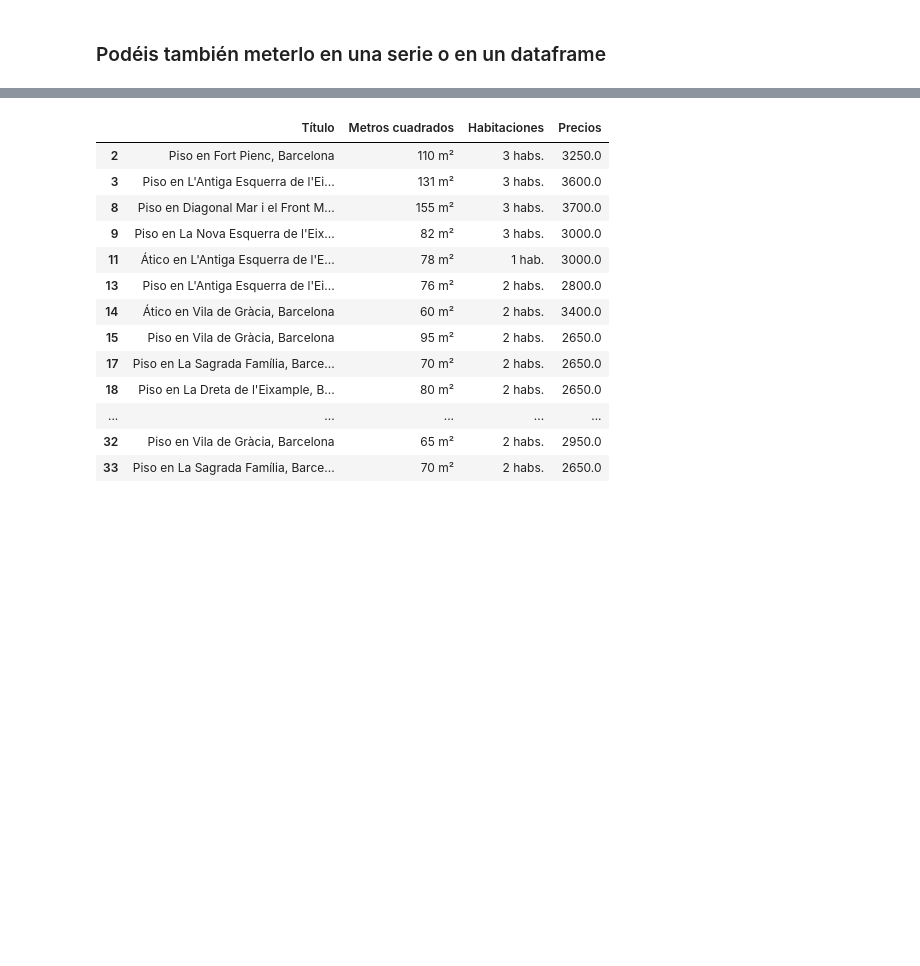
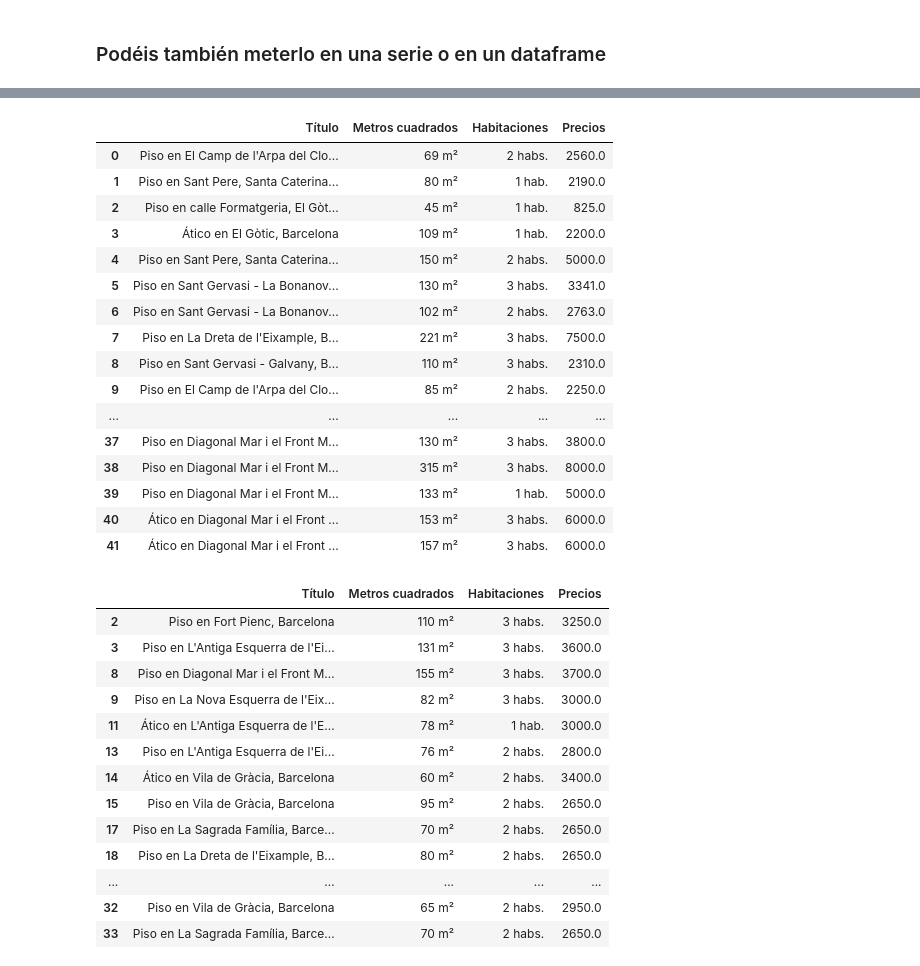
Before and after one commit to lhernandezc96/ds-nov23-thebridge, a Jupyter notebook: 2_Analytics/4-WebScraping/BeautifulSoup_taller.ipynb, the cells around one changed output, grey strips where cells are left out. Saved outputs shown, nothing was run; the diff lists cells and outputs as text; code cells hidden in the pictures; blank space fills up the shorter version.

```diff
--- a/2_Analytics/4-WebScraping/BeautifulSoup_taller.ipynb
+++ b/2_Analytics/4-WebScraping/BeautifulSoup_taller.ipynb
@@ -475,0 +579,6 @@ dtype: int64
+# %%
+precios = soup.find_all('span', class_='price')
+lista_precios = []
+for precio in precios:
+    lista_precios.append(precio.get_text(strip=True))
+lista_precios
@@ -496,0 +605,10 @@ De momento es un string, así que lo pasamos a float
+# %%
+precios = soup.find_all('span', class_='price')
+for precio in precios:
+    print(type(precio.get_text()))
+    print(precio.get_text(strip=True).replace('.',''))
+    print(precio.get_text(strip=True).replace('.','').split())
+    print(precio.get_text(strip=True).replace('.','').split()[0])
+    print('De momento es un string, así que lo pasamos a float')
+    print(float(precio.get_text(strip=True).replace('.','').split()[0]))
+    print('---------------------------------------------------------------')
@@ -517,0 +635,6 @@ De momento es un string, así que lo pasamos a float
+# %%
+precios = soup.find_all('span', class_='price')
+lista_precios = []
+for precio in precios:
+    lista_precios.append(float(precio.get_text(strip=True).replace('.','').split()[0]))
+lista_precios
@@ -518,5 +659,7 @@ De momento es un string, así que lo pasamos a float
 # %% [markdown]
 ### Forma un poco más pro de hacerlo: list comprehension
+# %%
+lista_precios = [float(precio.get_text(strip=True).replace('.','').split()[0]) for precio in precios]
 # %% [markdown]
 ### Podéis también meterlo en una serie o en un dataframe
 # %%
@@ -546,3 +670,31 @@ De momento es un string, así que lo pasamos a float
+# %%
+lista_df = []
+for i in range(len(lista_pisos)):
+    data = {'Título': lista_pisos[i],
+            'Metros cuadrados': lista_m2[i],
+            'Habitaciones': lista_h[i],
+            'Precios': lista_precios[i]}
+    lista_df.append(data)
+df = pd.DataFrame(lista_df)
+df
+# %% [output]
+|  | Título | Metros cuadrados | Habitaciones | Precios |
+| 0 | Piso en El Camp de l'Arpa del Clo... | 69 m² | 2 habs. | 2560.0 |
+| 1 | Piso en Sant Pere, Santa Caterina... | 80 m² | 1 hab. | 2190.0 |
+| 2 | Piso en calle Formatgeria, El Gòt... | 45 m² | 1 hab. | 825.0 |
+| 3 | Ático en El Gòtic, Barcelona | 109 m² | 1 hab. | 2200.0 |
+| 4 | Piso en Sant Pere, Santa Caterina... | 150 m² | 2 habs. | 5000.0 |
+| 5 | Piso en Sant Gervasi - La Bonanov... | 130 m² | 3 habs. | 3341.0 |
+| 6 | Piso en Sant Gervasi - La Bonanov... | 102 m² | 2 habs. | 2763.0 |
+| 7 | Piso en La Dreta de l'Eixample, B... | 221 m² | 3 habs. | 7500.0 |
+| 8 | Piso en Sant Gervasi - Galvany, B... | 110 m² | 3 habs. | 2310.0 |
+| 9 | Piso en El Camp de l'Arpa del Clo... | 85 m² | 2 habs. | 2250.0 |
+| ... | ... | ... | ... | ... |
+| 37 | Piso en Diagonal Mar i el Front M... | 130 m² | 3 habs. | 3800.0 |
+| 38 | Piso en Diagonal Mar i el Front M... | 315 m² | 3 habs. | 8000.0 |
+| 39 | Piso en Diagonal Mar i el Front M... | 133 m² | 1 hab. | 5000.0 |
+| 40 | Ático en Diagonal Mar i el Front ... | 153 m² | 3 habs. | 6000.0 |
+| 41 | Ático en Diagonal Mar i el Front ... | 157 m² | 3 habs. | 6000.0 |
 # %%
 # %% [output]
 |  | Título | Metros cuadrados | Habitaciones | Precios |
```
Also changed, not shown: parts of 62 cells of this notebook, 1 other file.
